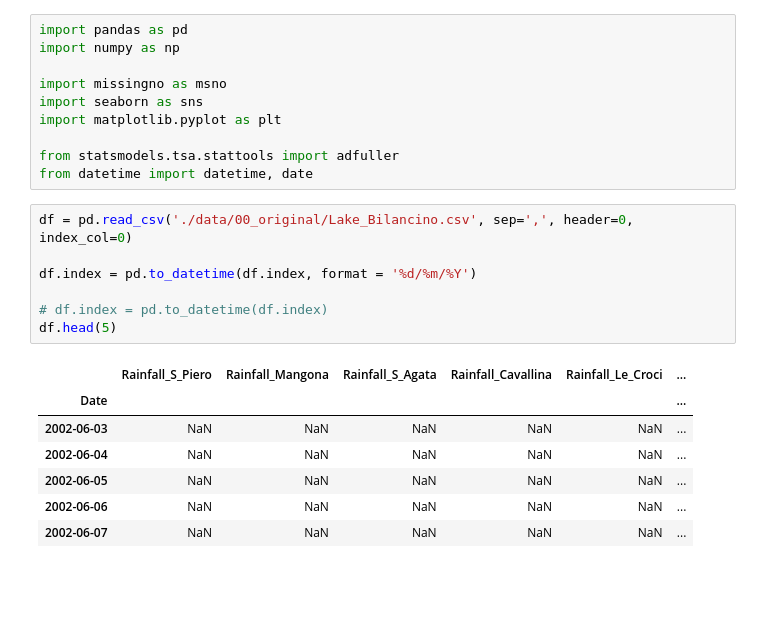
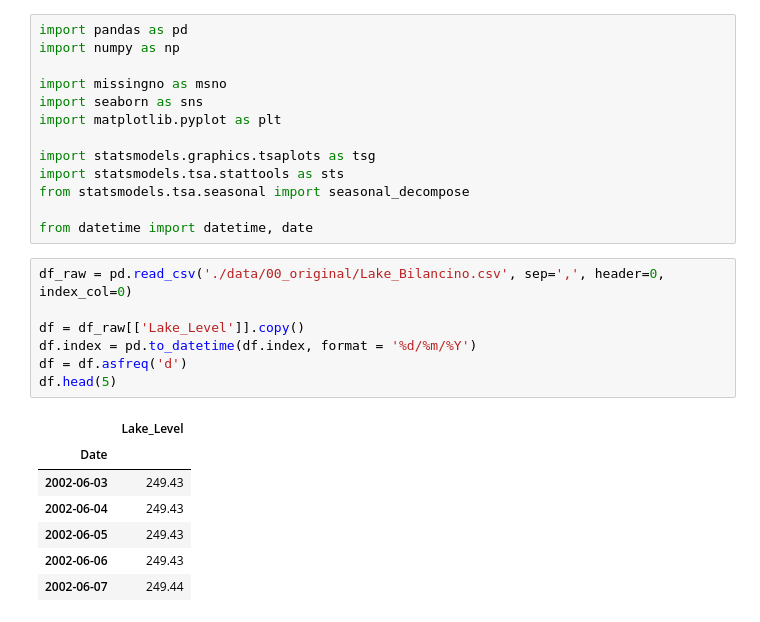
Before and after one commit to KlemenKozelj/master_thesis, a Jupyter notebook: 02_Lake_Bilancino_Time_Series.ipynb, the cells around one changed output. Drawn from its saved outputs; the diff is of its cells as text; blank space fills up the shorter version.

```diff
--- a/02_Lake_Bilancino_Time_Series.ipynb
+++ b/02_Lake_Bilancino_Time_Series.ipynb
@@ -6,20 +6,23 @@ import missingno as msno
 import seaborn as sns
 import matplotlib.pyplot as plt
 
-from statsmodels.tsa.stattools import adfuller
+import statsmodels.graphics.tsaplots as tsg
+import statsmodels.tsa.stattools as sts
+from statsmodels.tsa.seasonal import seasonal_decompose
+
 from datetime import datetime, date
 # %%
-df = pd.read_csv('./data/00_original/Lake_Bilancino.csv', sep=',', header=0, index_col=0)
+df_raw = pd.read_csv('./data/00_original/Lake_Bilancino.csv', sep=',', header=0, index_col=0)
 
+df = df_raw[['Lake_Level']].copy()
 df.index = pd.to_datetime(df.index, format = '%d/%m/%Y')
-
-# df.index = pd.to_datetime(df.index)
+df = df.asfreq('d')
 df.head(5)
 # %% [output]
-|  | Rainfall_S_Piero | Rainfall_Mangona | Rainfall_S_Agata | Rainfall_Cavallina | Rainfall_Le_Croci | ... |
-| Date |  |  |  |  |  | ... |
-| 2002-06-03 | NaN | NaN | NaN | NaN | NaN | ... |
-| 2002-06-04 | NaN | NaN | NaN | NaN | NaN | ... |
-| 2002-06-05 | NaN | NaN | NaN | NaN | NaN | ... |
-| 2002-06-06 | NaN | NaN | NaN | NaN | NaN | ... |
-| 2002-06-07 | NaN | NaN | NaN | NaN | NaN | ... |
+|  | Lake_Level |
+| Date |  |
+| 2002-06-03 | 249.43 |
+| 2002-06-04 | 249.43 |
+| 2002-06-05 | 249.43 |
+| 2002-06-06 | 249.43 |
+| 2002-06-07 | 249.44 |
```
Also changed, not shown: parts of 12 cells of this notebook.
